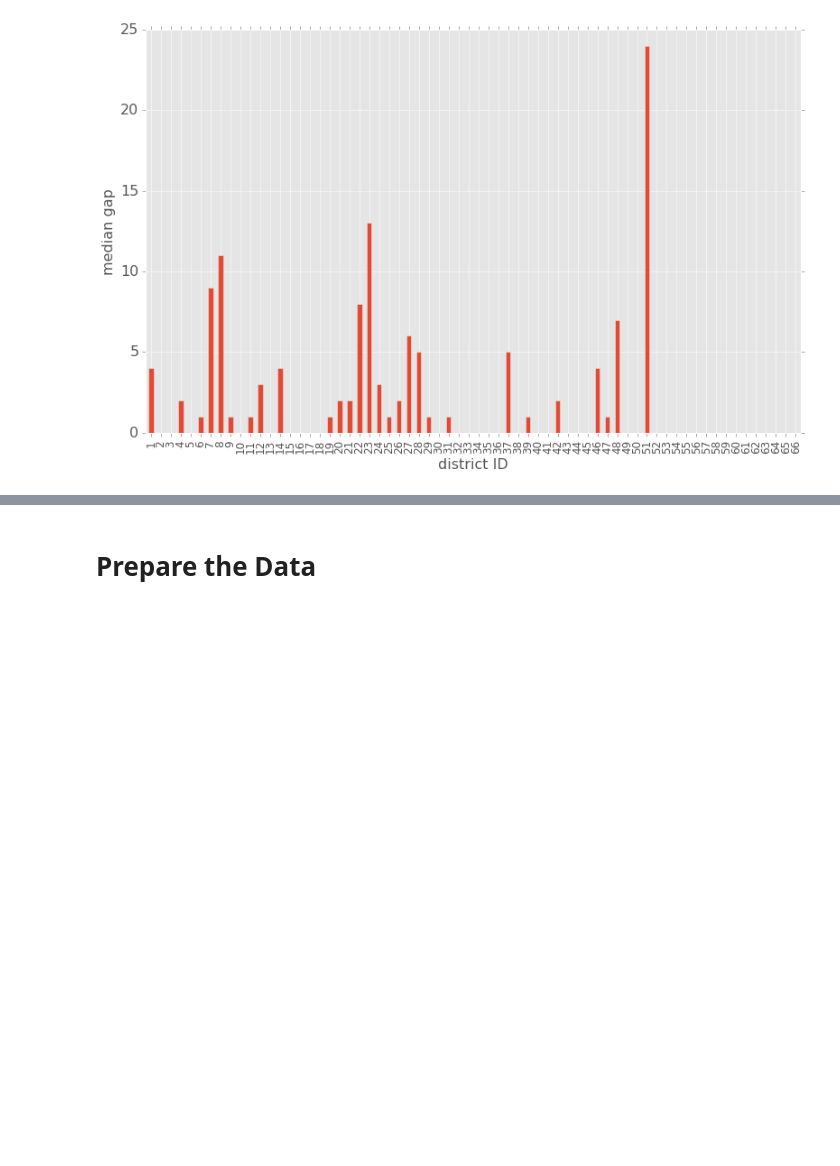
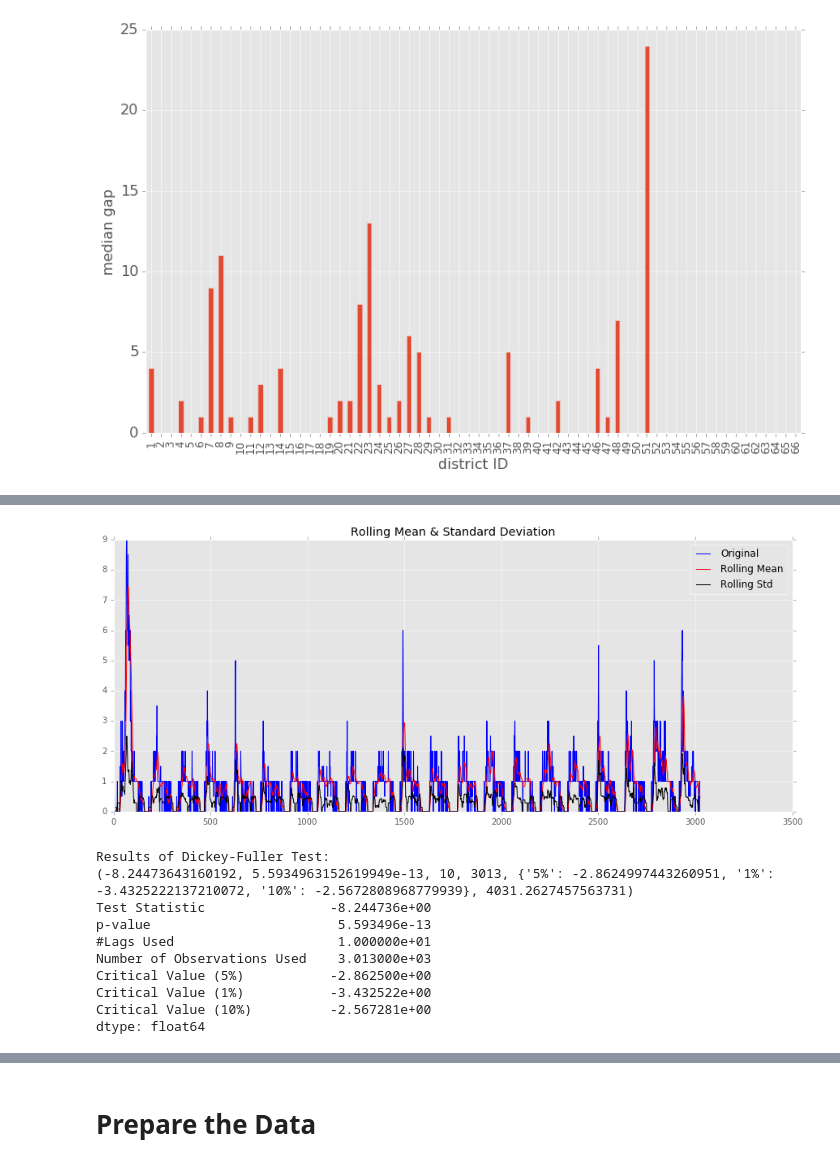
Before and after one commit to ztultrebor/Ditech-Challenge-ANN, a Jupyter notebook: DataPrepAndAnalysis.ipynb, the cells around one changed output, grey strips where cells are left out. Saved outputs shown, nothing was run; the diff lists cells and outputs as text; code cells hidden in the pictures; blank space fills up the shorter version.

```diff
--- a/DataPrepAndAnalysis.ipynb
+++ b/DataPrepAndAnalysis.ipynb
@@ -382,0 +491,42 @@ plt.yticks(size=16)
+# %%
+from statsmodels.tsa.stattools import adfuller
+from matplotlib.pylab import rcParams
+rcParams['figure.figsize'] = 15, 6
+
+def test_stationarity(timeseries):
+    # copied from https://www.analyticsvidhya.com/blog/2016/02/time-series-forecasting-codes-python/
+
+    #Determing rolling statistics
+    rolmean = timeseries.rolling(window=12,center=False).mean()
+    rolstd = timeseries.rolling(window=12,center=False).std()
+
+    #Plot rolling statistics:
+    orig = plt.plot(timeseries, color='blue',label='Original')
+    mean = plt.plot(rolmean, color='red', label='Rolling Mean')
+    std = plt.plot(rolstd, color='black', label = 'Rolling Std')
+    plt.legend(loc='best')
+    plt.title('Rolling Mean & Standard Deviation')
+    plt.show(block=False)
+
+    #Perform Dickey-Fuller test:
+    print 'Results of Dickey-Fuller Test:'
+    dftest = adfuller(timeseries, autolag='AIC')
+    print dftest
+    dfoutput = pd.Series(dftest[0:4], index=['Test Statistic','p-value','#Lags Used','Number of Observations Used'])
+    for key,value in dftest[4].items():
+        dfoutput['Critical Value (%s)'%key] = value
+    print dfoutput
+# %%
+test_stationarity(timegap['gap'])
+# %% [output]
+[figure, added]
+Results of Dickey-Fuller Test:
+(-8.24473643160192, 5.5934963152619949e-13, 10, 3013, {'5%': -2.8624997443260951, '1%': -3.4325222137210072, '10%': -2.5672808968779939}, 4031.2627457563731)
+Test Statistic                -8.244736e+00
+p-value                        5.593496e-13
+#Lags Used                     1.000000e+01
+Number of Observations Used    3.013000e+03
+Critical Value (5%)           -2.862500e+00
+Critical Value (1%)           -3.432522e+00
+Critical Value (10%)          -2.567281e+00
+dtype: float64
```
Also changed, not shown: parts of 21 cells of this notebook, 3 other files.
